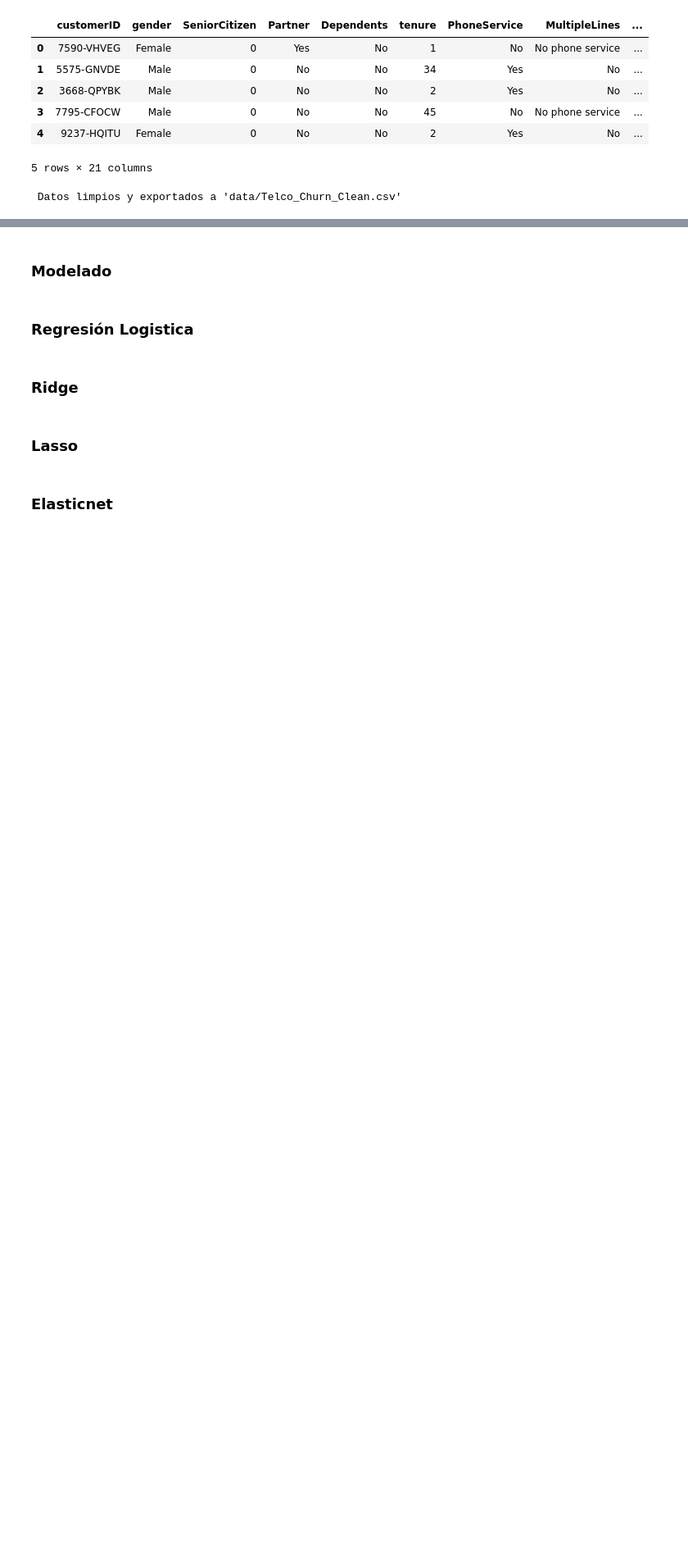
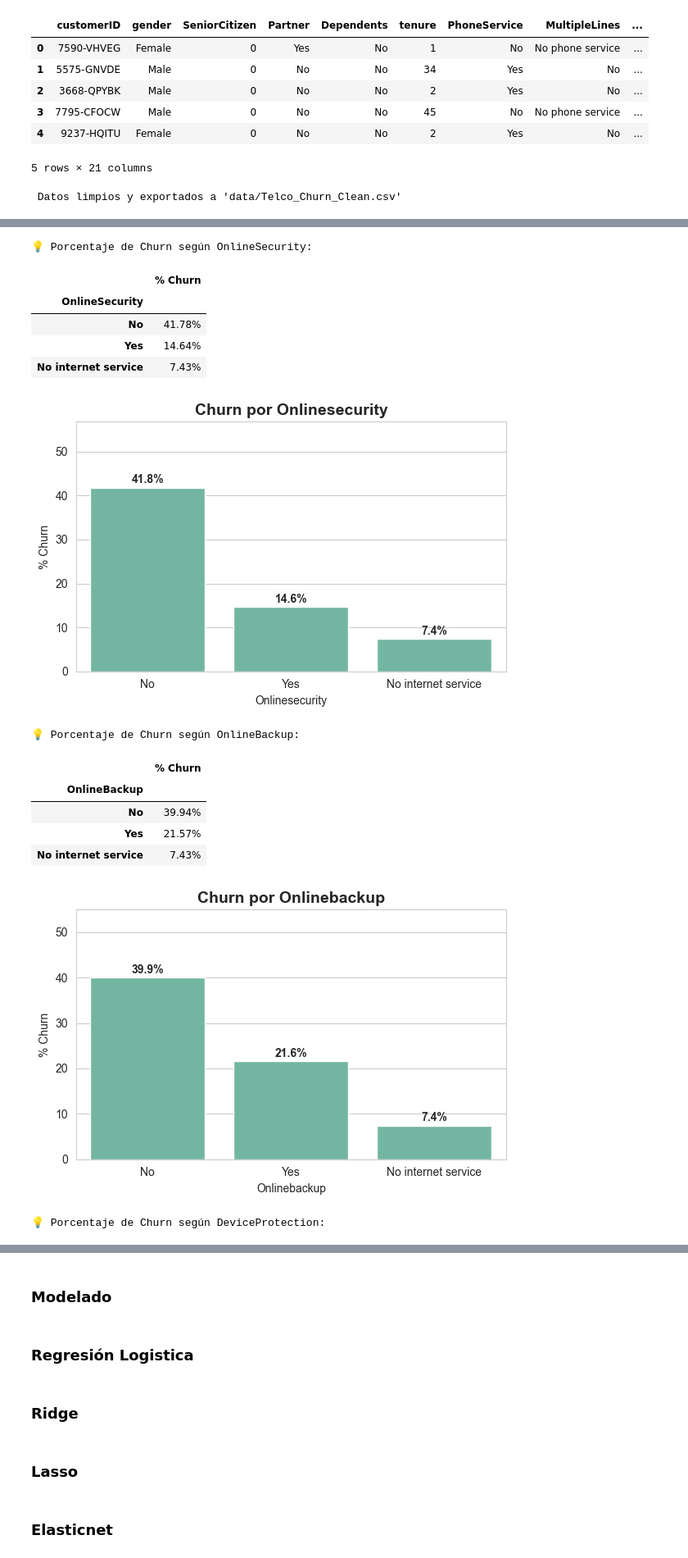
Before and after one commit to somexav/ciencia_datos_m2_practica4, a Jupyter notebook: CDD_G33_M2_P4_Equipo_9.ipynb, the cells around one changed output, grey strips where cells are left out. Shown at 82% size. Drawn from its saved outputs; the diff is of its cells as text; code cells hidden in the pictures; blank space fills up the shorter version.

```diff
--- a/CDD_G33_M2_P4_Equipo_9.ipynb
+++ b/CDD_G33_M2_P4_Equipo_9.ipynb
@@ -153,0 +233,43 @@ plt.show()
+# %%
+sns.set_style("whitegrid")
+sns.set_palette("Set2")
+
+servicios = ['OnlineSecurity', 'OnlineBackup', 'DeviceProtection', 'TechSupport',
+       'StreamingTV', 'StreamingMovies']
+
+for s in servicios:
+
+    churn_pct = df.groupby(s)['Churn'].value_counts(normalize=True).unstack()['Yes']*100
+    churn_pct = churn_pct.sort_values(ascending=False)  # Ordenar de mayor a menor churn
+    print(f"\n💡 Porcentaje de Churn según {s}:\n")
+    display(churn_pct.to_frame(name='% Churn').style.format("{:.2f}%"))
+
+
+    plt.figure(figsize=(6,4))
+    ax = sns.barplot(x=churn_pct.index, y=churn_pct.values)
+
+    for i, v in enumerate(churn_pct.values):
+        ax.text(i, v + 1, f"{v:.1f}%", ha='center', fontweight='bold')
+
+    plt.ylabel('% Churn')
+    plt.xlabel(s.replace('_',' ').title())
+    plt.title(f'Churn por {s.replace("_"," ").title()}', fontsize=14, fontweight='bold')
+    plt.ylim(0, churn_pct.values.max() + 15)
+    plt.tight_layout()
+    plt.show()
+# %% [output]
+💡 Porcentaje de Churn según OnlineSecurity:
+|  | % Churn |
+| OnlineSecurity |  |
+| No | 41.78% |
+| Yes | 14.64% |
+| No internet service | 7.43% |
+[figure, added]
+💡 Porcentaje de Churn según OnlineBackup:
+|  | % Churn |
+| OnlineBackup |  |
+| No | 39.94% |
+| Yes | 21.57% |
+| No internet service | 7.43% |
+[figure, added]
+💡 Porcentaje de Churn según DeviceProtection:
```
Also changed, not shown: parts of 18 cells of this notebook.
